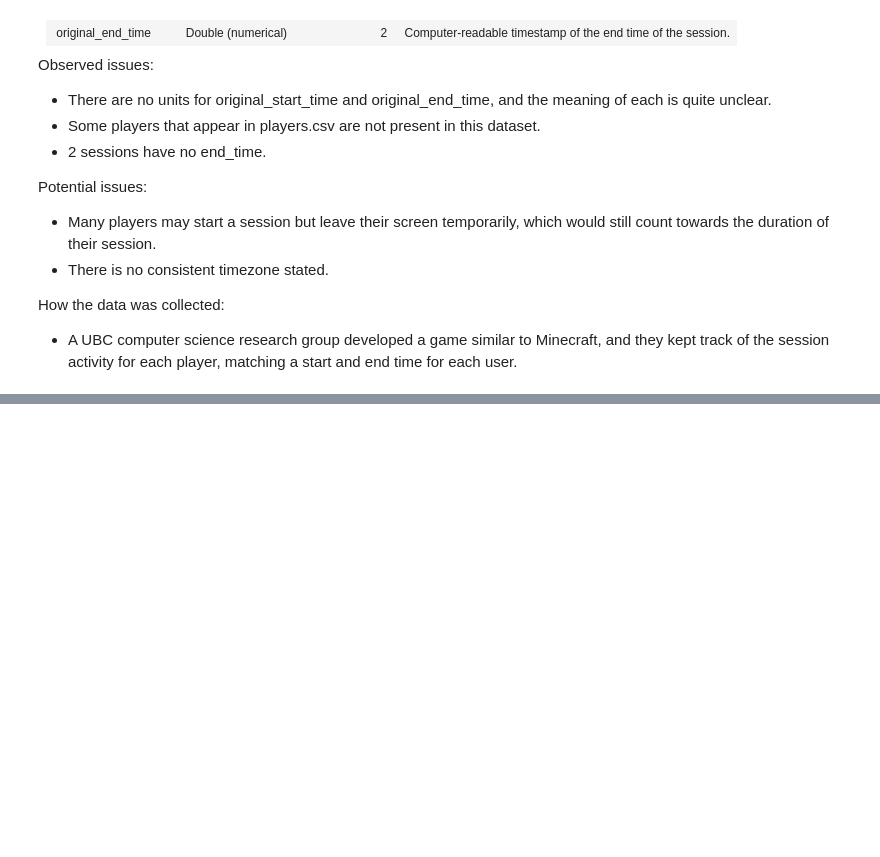
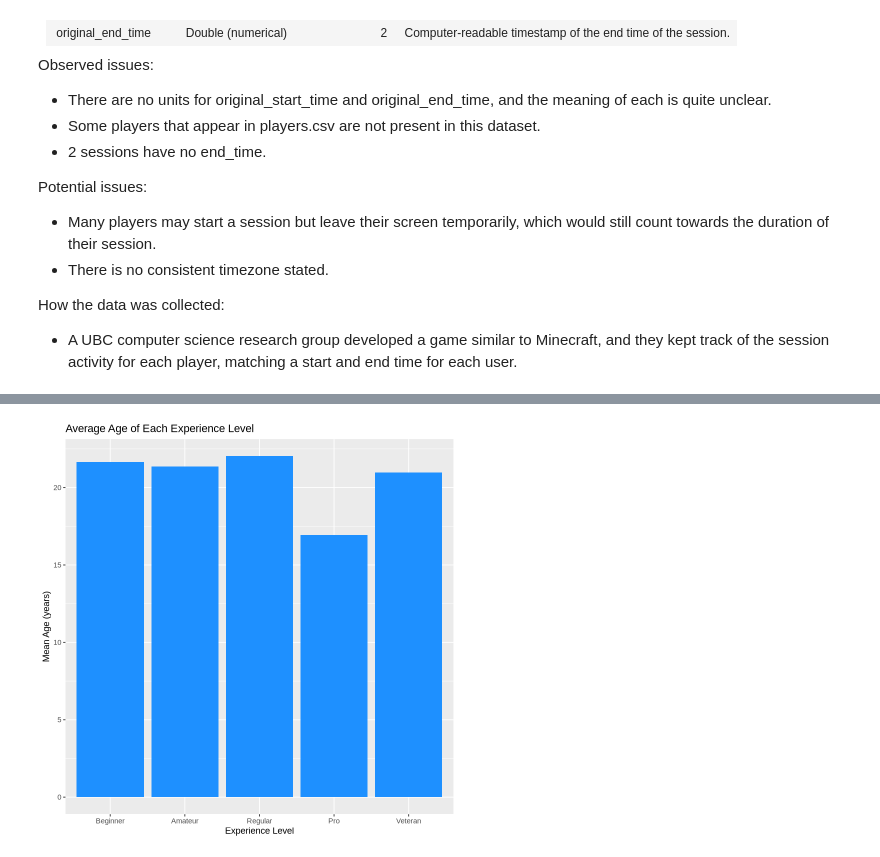
Before and after one commit to nick-xing23/ubiquitous-robot, a Jupyter notebook: Individual Planning Stage.ipynb, the cells around one changed output, grey strips where cells are left out. Cells and saved outputs as stored; diff of their text form; code cells hidden in the pictures; blank space fills up the shorter version.

```diff
--- a/Individual Planning Stage.ipynb
+++ b/Individual Planning Stage.ipynb
@@ -113,0 +181,11 @@ Can a player's Age and experience level predict whether or not they will subscri
+# %%
+players_wrangled |>
+  group_by(experience) |>
+  summarize(mean_age = mean(Age, na.rm = TRUE)) |>
+  ggplot(aes(x = experience, y = mean_age)) +
+  geom_bar(stat = "identity", fill = "dodgerblue") +
+  labs(title = "Average Age of Each Experience Level",
+       x = "Experience Level",
+       y = "Mean Age (years)")
+# %% [output]
+[figure, added]
```
Also changed, not shown: parts of 10 cells of this notebook.
